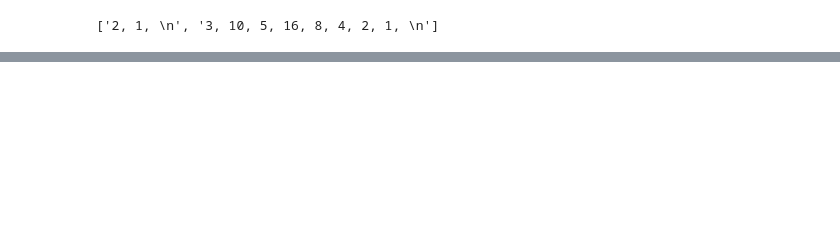
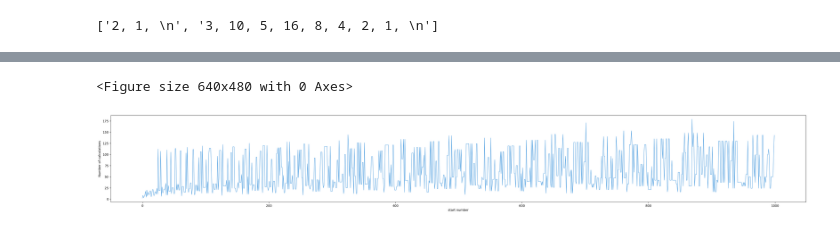
Before and after one commit to TaeKyungg2/collatz-conjecture, a Jupyter notebook: graph_normal.ipynb, the cells around one changed output, grey strips where cells are left out. Drawn from its saved outputs; the diff is of its cells as text; code cells hidden in the pictures; blank space fills up the shorter version.

```diff
--- a/graph_normal.ipynb
+++ b/graph_normal.ipynb
@@ -36,0 +30,15 @@ plt.show()
+# %%
+count=list(map(lambda line:len(line),col_nums))
+# %%
+plt.clf()
+plt.figure(figsize=(40, 5))
+color=cm.tab10(7)
+plt.plot(count,linewidth=0.9,color="#0074D3",alpha=0.8)
+plt.xlabel("start number")   # X축 이름
+plt.ylabel("Number of calculations")
+plt.savefig("graph/count.svg")
+plt.savefig("graph/count.png")
+plt.show()
+# %% [output]
+<Figure size 640x480 with 0 Axes>
+[figure, added]
```
Also changed, not shown: parts of 13 cells of this notebook, 18 other files.
